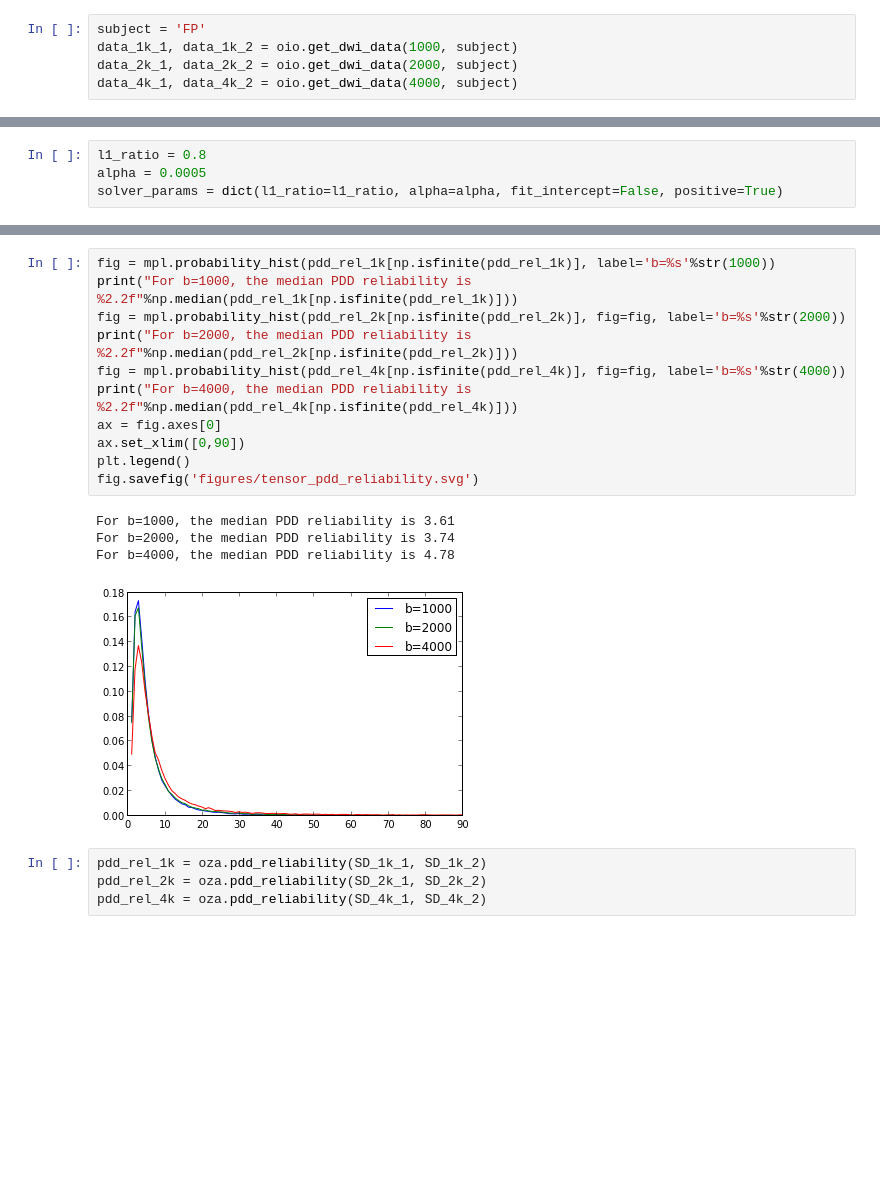
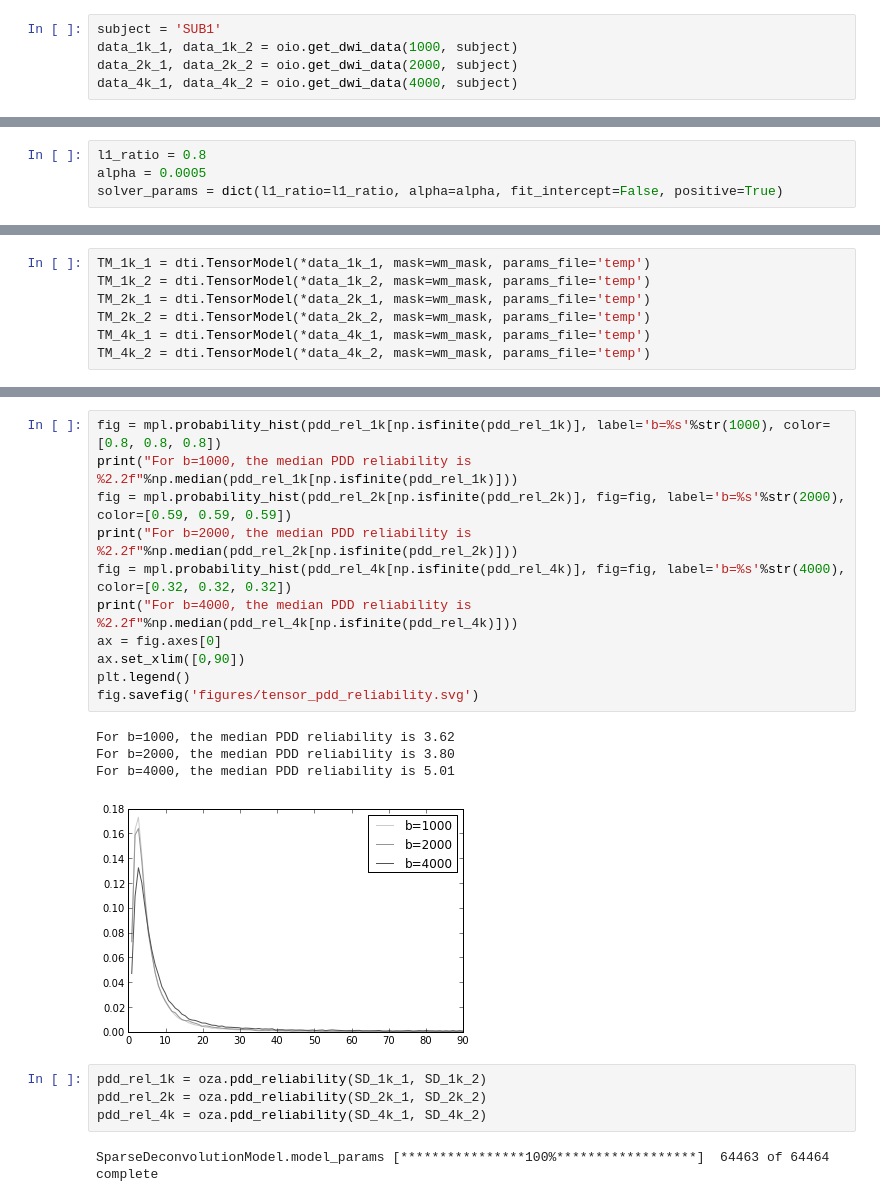
Before and after one commit to arokem/osmosis, a Jupyter notebook: doc/paper_figures/AppendixC.ipynb, the cells around one changed output, grey strips where cells are left out. Drawn from its saved outputs; the diff is of its cells as text; blank space fills up the shorter version.

```diff
--- a/doc/paper_figures/AppendixC.ipynb
+++ b/doc/paper_figures/AppendixC.ipynb
@@ -11,7 +11,7 @@ import osmosis as oz
 import osmosis.io as oio
 oio.data_path = os.path.join(oz.__path__[0], 'data')
 # %%
-subject = 'FP'
+subject = 'SUB1'
 data_1k_1, data_1k_2 = oio.get_dwi_data(1000, subject)
 data_2k_1, data_2k_2 = oio.get_dwi_data(2000, subject)
 data_4k_1, data_4k_2 = oio.get_dwi_data(4000, subject)
@@ -74,0 +73,7 @@ SparseDeconvolutionModel.model_params [****************100%******************]
+# %%
+TM_1k_1 = dti.TensorModel(*data_1k_1, mask=wm_mask, params_file='temp')
+TM_1k_2 = dti.TensorModel(*data_1k_2, mask=wm_mask, params_file='temp')
+TM_2k_1 = dti.TensorModel(*data_2k_1, mask=wm_mask, params_file='temp')
+TM_2k_2 = dti.TensorModel(*data_2k_2, mask=wm_mask, params_file='temp')
+TM_4k_1 = dti.TensorModel(*data_4k_1, mask=wm_mask, params_file='temp')
+TM_4k_2 = dti.TensorModel(*data_4k_2, mask=wm_mask, params_file='temp')
@@ -91,22 +115,24 @@ Fitting TensorModel params using dipy
 Fitting TensorModel params using dipy
 # %%
-fig = mpl.probability_hist(pdd_rel_1k[np.isfinite(pdd_rel_1k)], label='b=%s'%str(1000))
+fig = mpl.probability_hist(pdd_rel_1k[np.isfinite(pdd_rel_1k)], label='b=%s'%str(1000), color=[0.8, 0.8, 0.8])
 print("For b=1000, the median PDD reliability is %2.2f"%np.median(pdd_rel_1k[np.isfinite(pdd_rel_1k)]))
-fig = mpl.probability_hist(pdd_rel_2k[np.isfinite(pdd_rel_2k)], fig=fig, label='b=%s'%str(2000))
+fig = mpl.probability_hist(pdd_rel_2k[np.isfinite(pdd_rel_2k)], fig=fig, label='b=%s'%str(2000), color=[0.59, 0.59, 0.59])
 print("For b=2000, the median PDD reliability is %2.2f"%np.median(pdd_rel_2k[np.isfinite(pdd_rel_2k)]))
-fig = mpl.probability_hist(pdd_rel_4k[np.isfinite(pdd_rel_4k)], fig=fig, label='b=%s'%str(4000))
+fig = mpl.probability_hist(pdd_rel_4k[np.isfinite(pdd_rel_4k)], fig=fig, label='b=%s'%str(4000), color=[0.32, 0.32, 0.32])
 print("For b=4000, the median PDD reliability is %2.2f"%np.median(pdd_rel_4k[np.isfinite(pdd_rel_4k)]))
 ax = fig.axes[0]
 ax.set_xlim([0,90])
 plt.legend()
 fig.savefig('figures/tensor_pdd_reliability.svg')
 # %% [output]
-For b=1000, the median PDD reliability is 3.61
-For b=2000, the median PDD reliability is 3.74
-For b=4000, the median PDD reliability is 4.78
+For b=1000, the median PDD reliability is 3.62
+For b=2000, the median PDD reliability is 3.80
+For b=4000, the median PDD reliability is 5.01
-[figure, old version]
+[figure, new version]
 # %%
 pdd_rel_1k = oza.pdd_reliability(SD_1k_1, SD_1k_2)
 pdd_rel_2k = oza.pdd_reliability(SD_2k_1, SD_2k_2)
 pdd_rel_4k = oza.pdd_reliability(SD_4k_1, SD_4k_2)
+# %% [output]
+SparseDeconvolutionModel.model_params [****************100%******************]  64463 of 64464 complete
 # %%
```
Also changed, not shown: parts of 5 cells of this notebook, 1 other file.
